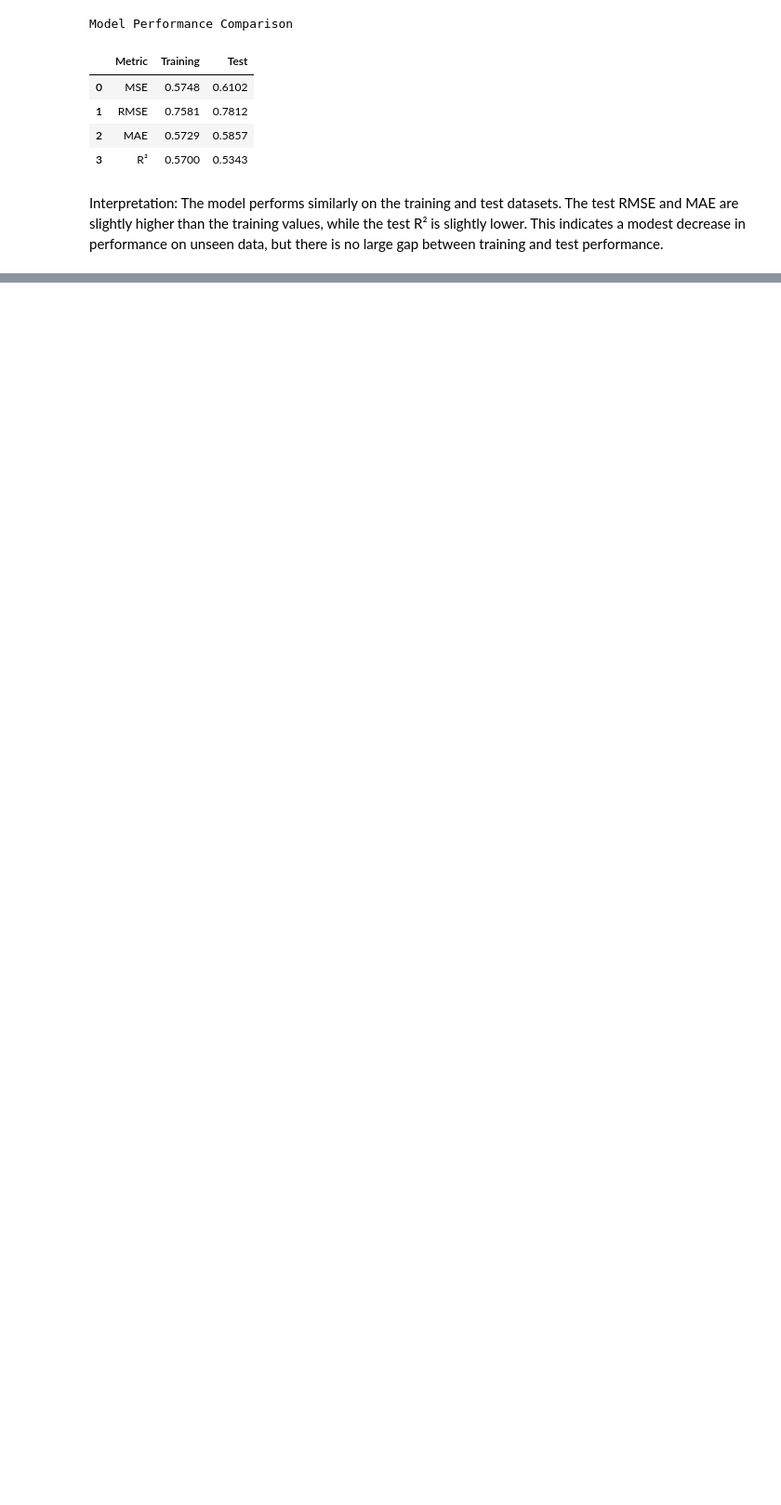
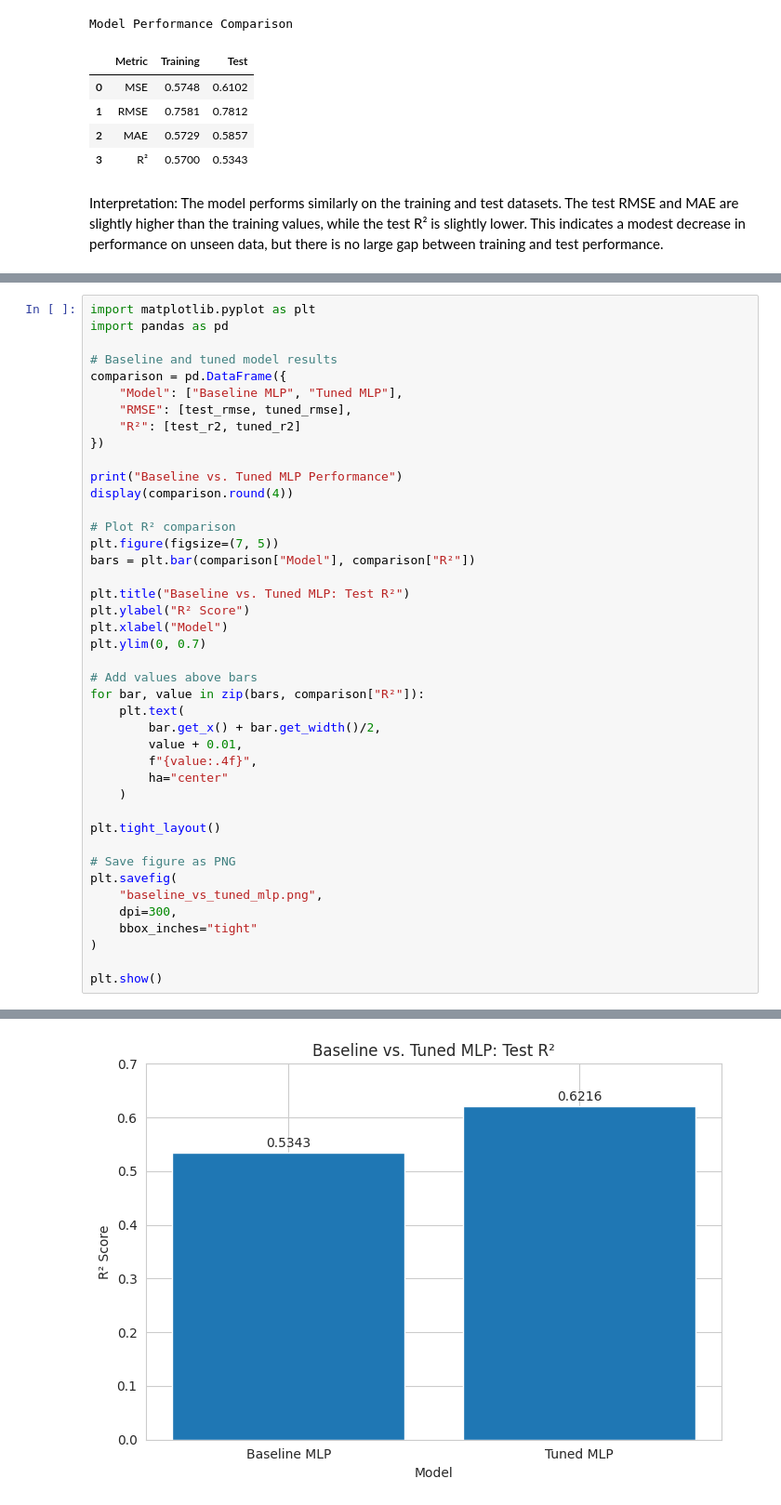
Before and after one commit to TitiOjutiku/A02-QNS25001-KMD24003, a Jupyter notebook: California_housing_improved_version.ipynb, the cells around one changed output, grey strips where cells are left out. Shown at 93% size. Drawn from its saved outputs; the diff is of its cells as text; blank space fills up the shorter version.

Commit message:
Add MLP hyperparameter tuning and model comparison.

```diff
--- a/California_housing_improved_version.ipynb
+++ b/California_housing_improved_version.ipynb
@@ -278,0 +340,43 @@ Interpretation: The model performs similarly on the training and test datasets.
+# %%
+import matplotlib.pyplot as plt
+import pandas as pd
+
+# Baseline and tuned model results
+comparison = pd.DataFrame({
+    "Model": ["Baseline MLP", "Tuned MLP"],
+    "RMSE": [test_rmse, tuned_rmse],
+    "R²": [test_r2, tuned_r2]
+})
+
+print("Baseline vs. Tuned MLP Performance")
+display(comparison.round(4))
+
+# Plot R² comparison
+plt.figure(figsize=(7, 5))
+bars = plt.bar(comparison["Model"], comparison["R²"])
+
+plt.title("Baseline vs. Tuned MLP: Test R²")
+plt.ylabel("R² Score")
+plt.xlabel("Model")
+plt.ylim(0, 0.7)
+
+# Add values above bars
+for bar, value in zip(bars, comparison["R²"]):
+    plt.text(
+        bar.get_x() + bar.get_width()/2,
+        value + 0.01,
+        f"{value:.4f}",
+        ha="center"
+    )
+
+plt.tight_layout()
+
+# Save figure as PNG
+plt.savefig(
+    "baseline_vs_tuned_mlp.png",
+    dpi=300,
+    bbox_inches="tight"
+)
+
+plt.show()
+# %% [output]
@@ -278,0 +387 @@ Interpretation: The model performs similarly on the training and test datasets.
+[figure, added]
```
Also changed, not shown: parts of 4 cells of this notebook.
